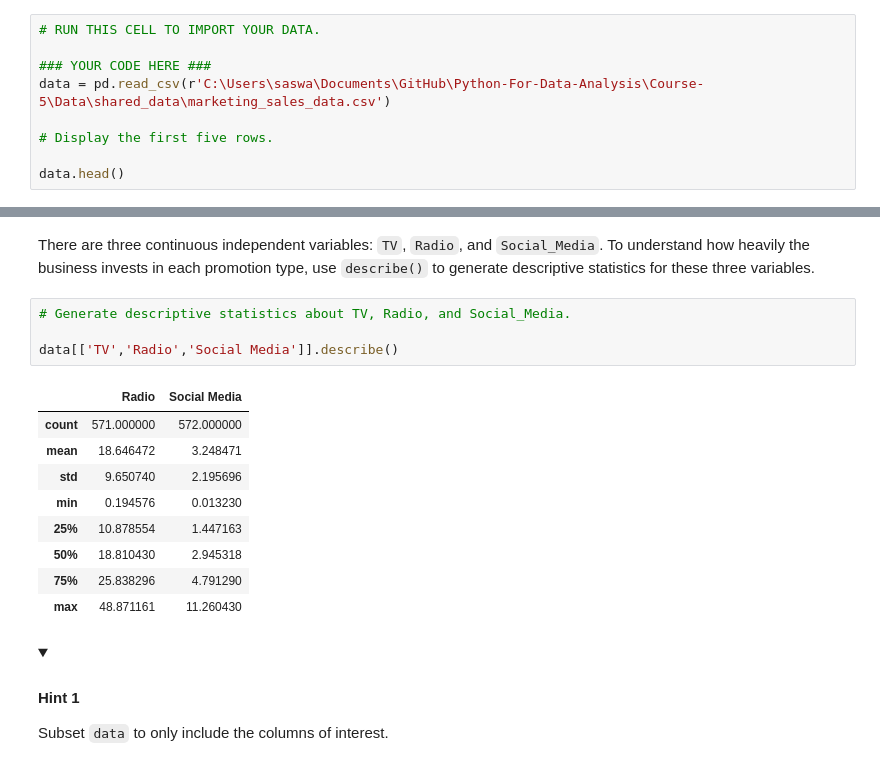
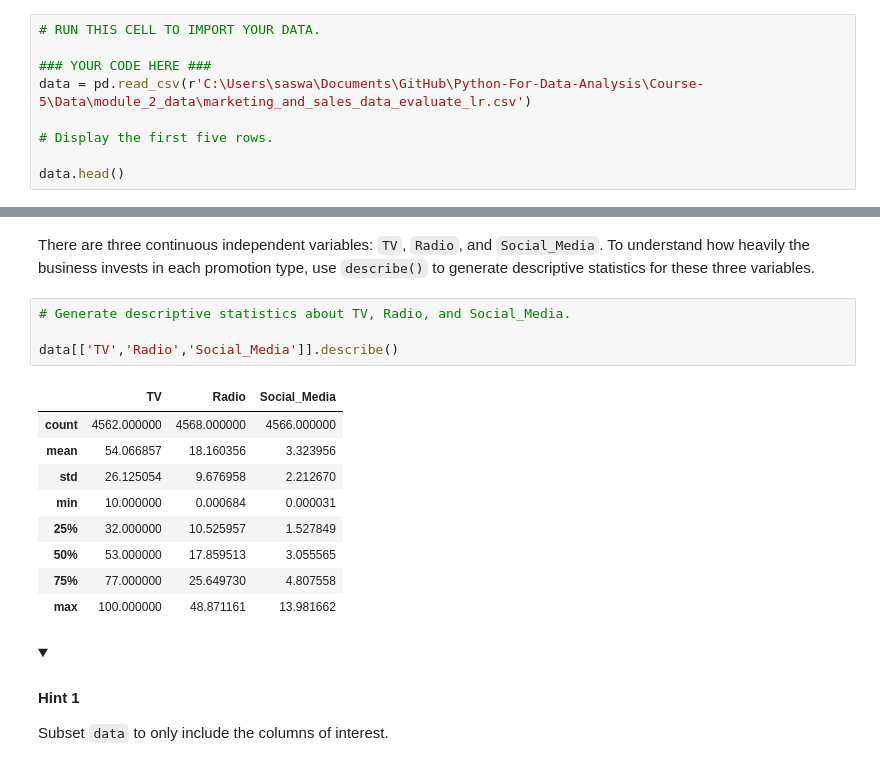
Before and after one commit to Cyberoctane29/Python-For-Data-Analysis, a Jupyter notebook: Course-5/Module_2/4_activity_evaluate_simple_linear_regression.ipynb, the cells around one changed output, grey strips where cells are left out. Drawn from its saved outputs; the diff is of its cells as text; folded sections open.

```diff
--- a/Course-5/Module_2/4_activity_evaluate_simple_linear_regression.ipynb
+++ b/Course-5/Module_2/4_activity_evaluate_simple_linear_regression.ipynb
@@ -40,7 +40,7 @@ from statsmodels.formula.api import ols
 # RUN THIS CELL TO IMPORT YOUR DATA.
 
 ### YOUR CODE HERE ###
-data = pd.read_csv(r'C:\Users\saswa\Documents\GitHub\Python-For-Data-Analysis\Course-5\Data\shared_data\marketing_sales_data.csv')
+data = pd.read_csv(r'C:\Users\saswa\Documents\GitHub\Python-For-Data-Analysis\Course-5\Data\module_2_data\marketing_and_sales_data_evaluate_lr.csv')
 
 # Display the first five rows.
 
@@ -116,17 +116,17 @@ There are three continuous independent variables: `TV`, `Radio`, and `Social_Med
 # %%
 # Generate descriptive statistics about TV, Radio, and Social_Media.
 
-data[['TV','Radio','Social Media']].describe()
+data[['TV','Radio','Social_Media']].describe()
 # %% [output]
-|  | Radio | Social Media |
-| count | 571.000000 | 572.000000 |
-| mean | 18.646472 | 3.248471 |
-| std | 9.650740 | 2.195696 |
-| min | 0.194576 | 0.013230 |
-| 25% | 10.878554 | 1.447163 |
-| 50% | 18.810430 | 2.945318 |
-| 75% | 25.838296 | 4.791290 |
-| max | 48.871161 | 11.260430 |
+|  | TV | Radio | Social_Media |
+| count | 4562.000000 | 4568.000000 | 4566.000000 |
+| mean | 54.066857 | 18.160356 | 3.323956 |
+| std | 26.125054 | 9.676958 | 2.212670 |
+| min | 10.000000 | 0.000684 | 0.000031 |
+| 25% | 32.000000 | 10.525957 | 1.527849 |
+| 50% | 53.000000 | 17.859513 | 3.055565 |
+| 75% | 77.000000 | 25.649730 | 4.807558 |
+| max | 100.000000 | 48.871161 | 13.981662 |
 # %% [markdown]
 <details>
 <summary><h4><strong>Hint 1</strong></h4></summary>
```
Also changed, not shown: parts of 13 cells of this notebook.
